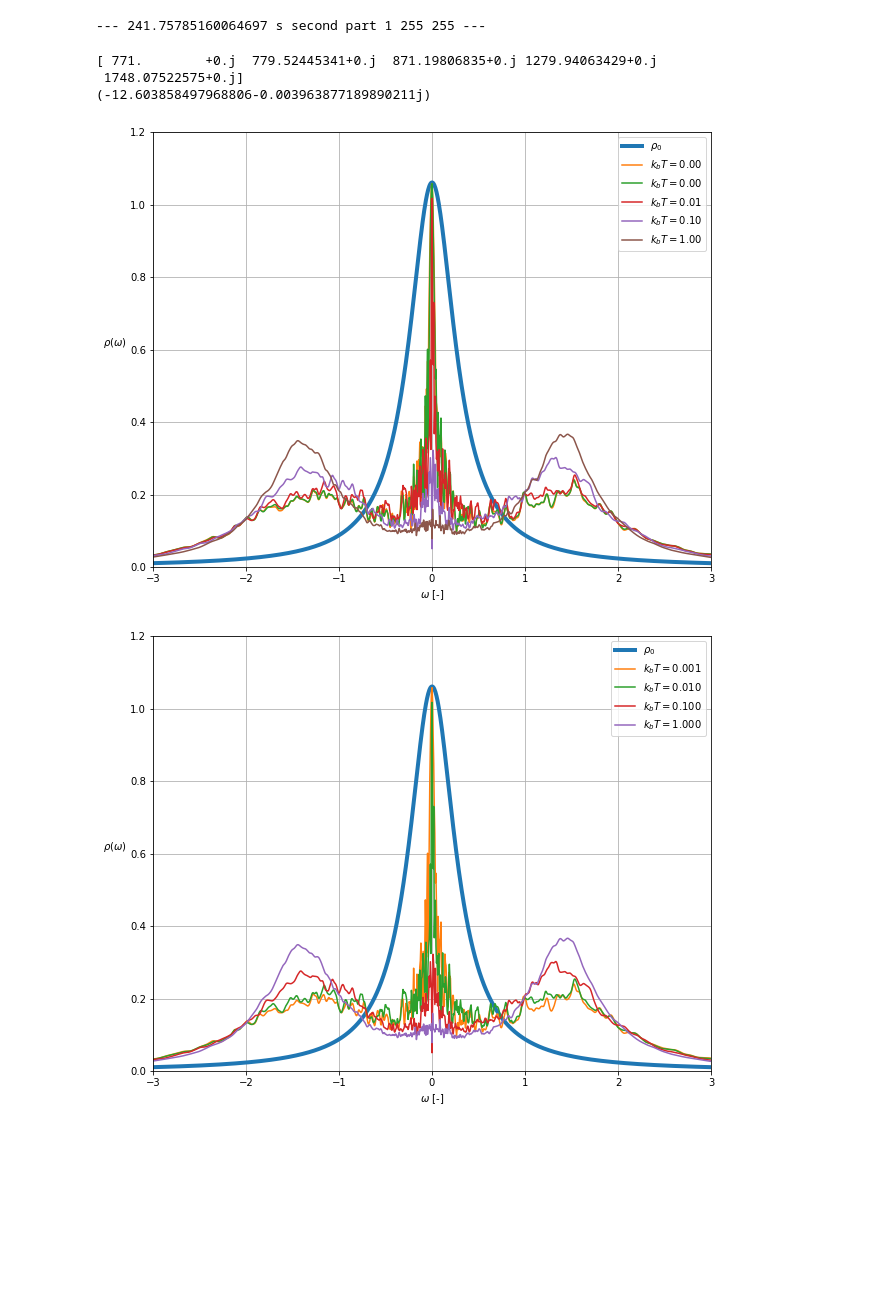
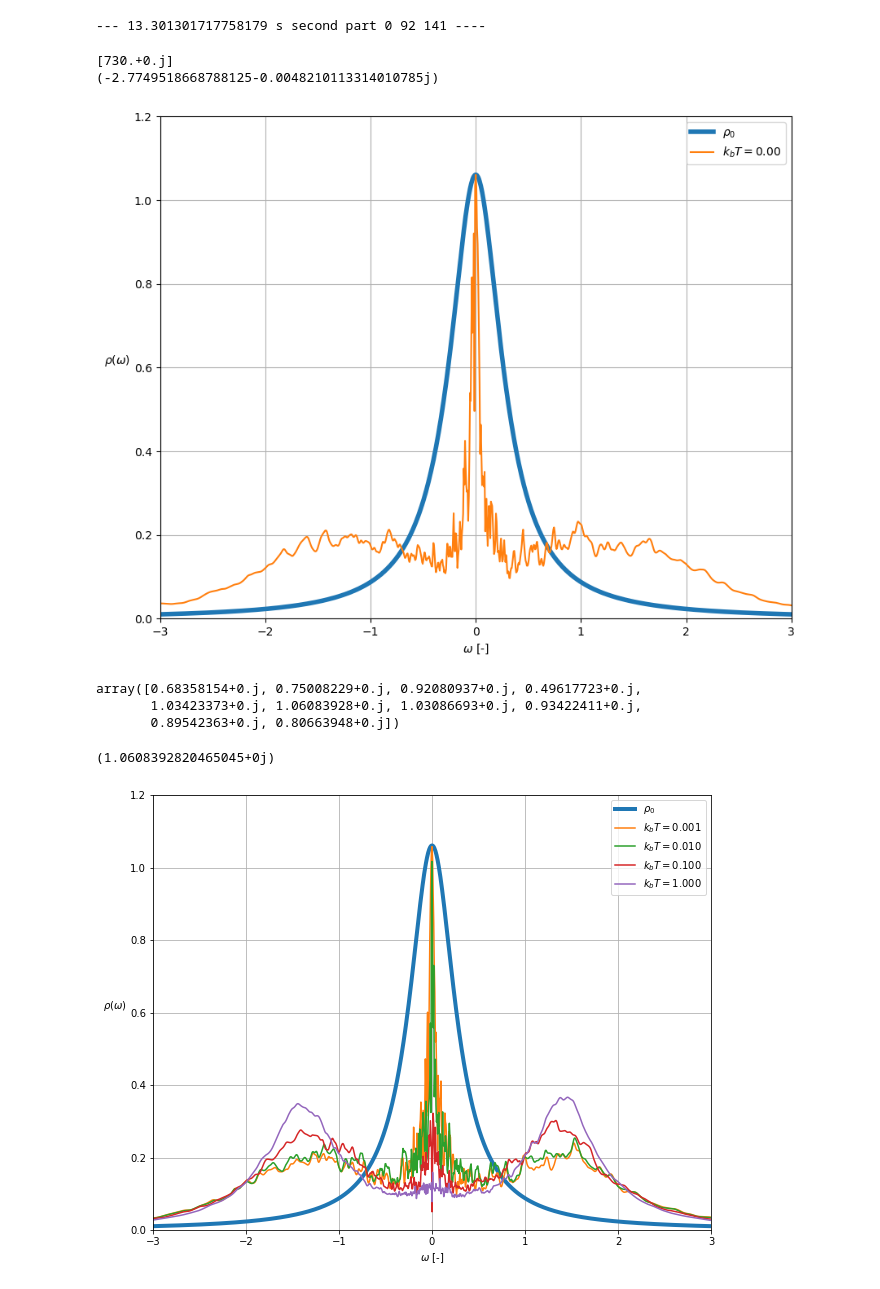
Before and after one commit to Paragon1997/Repository2023, a Jupyter notebook: DEDT-Copy20.ipynb, the cells around one changed output. Cells and saved outputs as stored; diff of their text form; code cells hidden in the pictures; blank space fills up the shorter version.

Commit message:
Graph update

```diff
--- a/DEDT-Copy20.ipynb
+++ b/DEDT-Copy20.ipynb
@@ -159,7 +159,7 @@ def startrans(poles,select,row,col):
     return Hp
 # %%
 omega= np.linspace(-3,3,1001)
-N=1
+N=6000
 poles=4
 U=3
 Sigma=U/2
@@ -171,7 +171,7 @@ for i in range(lattice_length):
 n=0
 for i in range(lattice_length):
     n+=c[i].dag()*c[i]
-Tk=[0.000000000001,0.001,0.01,0.1,1]
+Tk=[0.000000000001]#0.001,0.01,0.1,1
 fDOS=np.full((len(Tk), len(omega)), np.zeros(len(omega),dtype = 'complex_'))
 BoltzmannT=np.zeros(len(Tk),dtype = 'complex_')
 noninttot3=0
@@ -203,36 +203,68 @@ for i in tqdm(range(N)):
             #noninttot4+=MBGdat/N
             BoltzmannT[l]+=Boltzmann[l]
 # %% [output]
---- 241.75785160064697 s second part 1 255 255 ---
+--- 13.301301717758179 s second part 0 92 141 ----
+# %%
+for l in range(len(Tk)):
+    #AvgSigmadat+=Sigma
+    #if l==0:
+    #    Ed=-AvgSigmadat[500]
+    finalG=np.nan_to_num(1/(omega-AvgSigmadat[l]/BoltzmannT[l]+1j*Gamma))
+    fDOS[l]=-np.imag(finalG)/np.pi
+print(BoltzmannT)
+print(AvgSigmadat[0][500])
+#fDOS3=-np.imag(noninttot3)/np.pi
+#fDOS4=-np.imag(noninttot4)/np.pi
+plt.figure(figsize=(10,8))
+plt.xlim(min(omega), max(omega))
+plt.gca().set_ylim(bottom=0,top=1.2)
+plt.xlabel("$\\omega$ [-]")
+plt.gca().set_ylabel("$\\rho$($\\omega$)",va="bottom", rotation=0,labelpad=15)
+plt.plot(omega,Lorentzian(omega,Gamma,poles)[0],linewidth=4,label='$\\rho_0$')
+for i in range(len(Tk)):
+    plt.plot(omega, fDOS[i],label='$k_bT= %.2f$'%Tk[i])
+#plt.plot(omega, fDOS3,label='$\\rho$')
+#plt.plot(omega, fDOS4,label='$\\rho$')
+plt.legend()
+plt.grid()
 # %%
 for l in range(len(Tk)):
     #AvgSigmadat+=Sigma
     #if l==0:
     #    Ed=-AvgSigmadat[500]
     finalG=np.nan_to_num(1/(omega-AvgSigmadat[l]/BoltzmannT[l]+1j*Gamma))
     fDOS[l]=-np.imag(finalG)/np.pi
 print(BoltzmannT)
 print(AvgSigmadat[0][500])
 #fDOS3=-np.imag(noninttot3)/np.pi
 #fDOS4=-np.imag(noninttot4)/np.pi
 plt.figure(figsize=(10,8))
 plt.xlim(min(omega), max(omega))
 plt.gca().set_ylim(bottom=0,top=1.2)
 plt.xlabel("$\\omega$ [-]")
 plt.gca().set_ylabel("$\\rho$($\\omega$)",va="bottom", rotation=0,labelpad=15)
 plt.plot(omega,Lorentzian(omega,Gamma,poles)[0],linewidth=4,label='$\\rho_0$')
 for i in range(len(Tk)):
     plt.plot(omega, fDOS[i],label='$k_bT= %.2f$'%Tk[i])
 #plt.plot(omega, fDOS3,label='$\\rho$')
 #plt.plot(omega, fDOS4,label='$\\rho$')
 plt.legend()
-plt.grid(b='on')
+plt.grid()
 #print(Ed)
 # %% [output]
-[ 771.        +0.j  779.52445341+0.j  871.19806835+0.j 1279.94063429+0.j
- 1748.07522575+0.j]
-(-12.603858497968806-0.003963877189890211j)
+[730.+0.j]
+(-2.7749518668788125-0.0048210113314010785j)
-[figure, old version]
+[figure, new version]
+# %%
+fDOS[i][495:505]
+# %% [output]
+array([0.68358154+0.j, 0.75008229+0.j, 0.92080937+0.j, 0.49617723+0.j,
+       1.03423373+0.j, 1.06083928+0.j, 1.03086693+0.j, 0.93422411+0.j,
+       0.89542363+0.j, 0.80663948+0.j])
+# %%
+fDOS[i][500]
+# %% [output]
+(1.0608392820465045+0j)
 # %%
 fDOS3=-np.imag(noninttot3)/np.pi
 fDOS4=-np.imag(noninttot4)/np.pi
```
Also changed, not shown: parts of 1 cell of this notebook.
